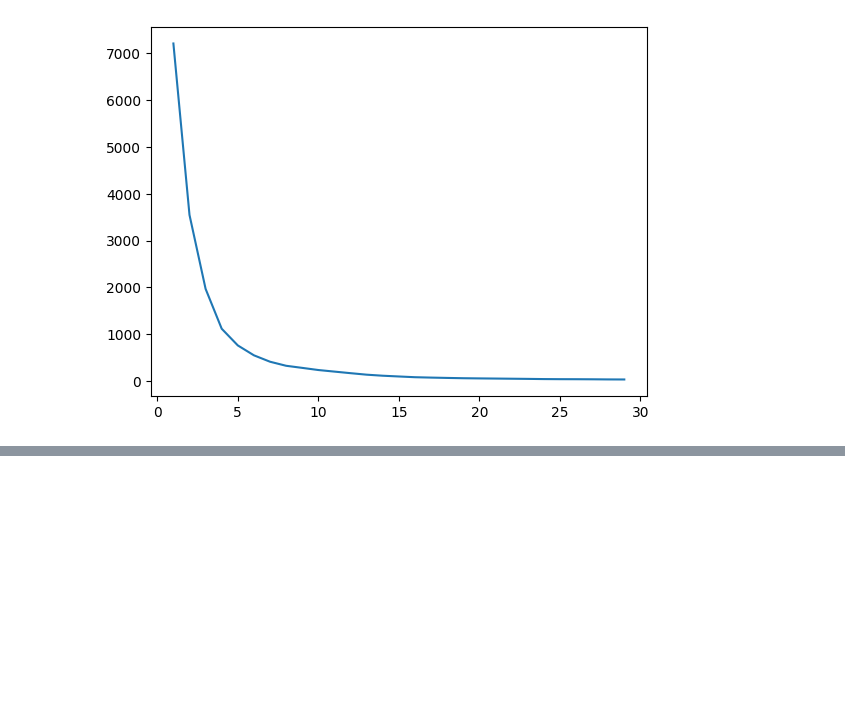
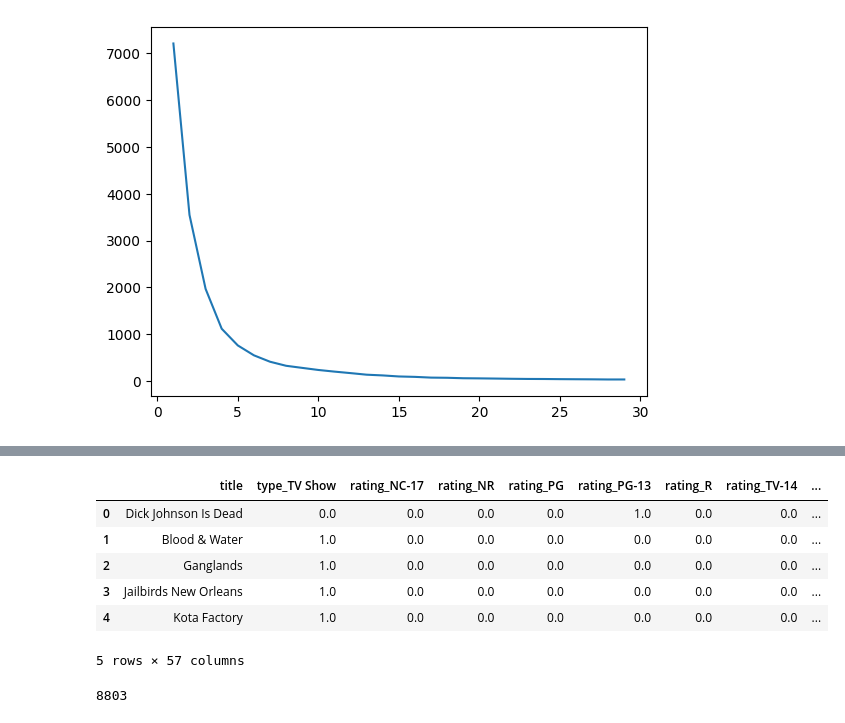
Before and after one commit to gargiahuja/projects-ML-, a Jupyter notebook: Netflix_show_clustering/main.ipynb, the cells around one changed output, grey strips where cells are left out. Saved outputs shown, nothing was run; the diff lists cells and outputs as text; code cells hidden in the pictures; blank space fills up the shorter version.

```diff
--- a/Netflix_show_clustering/main.ipynb
+++ b/Netflix_show_clustering/main.ipynb
@@ -409,0 +410,14 @@ plt.scatter(x_pca[:,0],x_pca[:,1],c=km.fit_predict(x_pca),cmap='rainbow')
+# %%
+df.head()
+# %% [output]
+|  | title | type_TV Show | rating_NC-17 | rating_NR | rating_PG | rating_PG-13 | rating_R | rating_TV-14 | ... |
+| 0 | Dick Johnson Is Dead | 0.0 | 0.0 | 0.0 | 0.0 | 1.0 | 0.0 | 0.0 | ... |
+| 1 | Blood & Water | 1.0 | 0.0 | 0.0 | 0.0 | 0.0 | 0.0 | 0.0 | ... |
+| 2 | Ganglands | 1.0 | 0.0 | 0.0 | 0.0 | 0.0 | 0.0 | 0.0 | ... |
+| 3 | Jailbirds New Orleans | 1.0 | 0.0 | 0.0 | 0.0 | 0.0 | 0.0 | 0.0 | ... |
+| 4 | Kota Factory | 1.0 | 0.0 | 0.0 | 0.0 | 0.0 | 0.0 | 0.0 | ... |
+5 rows × 57 columns
+# %%
+len(x_pca)
+# %% [output]
+8803
```
Also changed, not shown: parts of 26 cells of this notebook, 5 other files.
